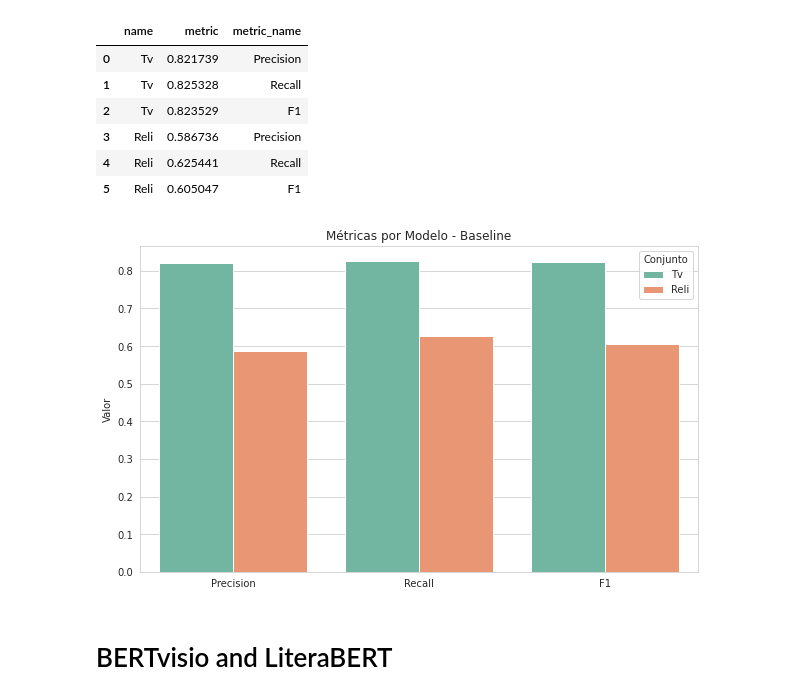
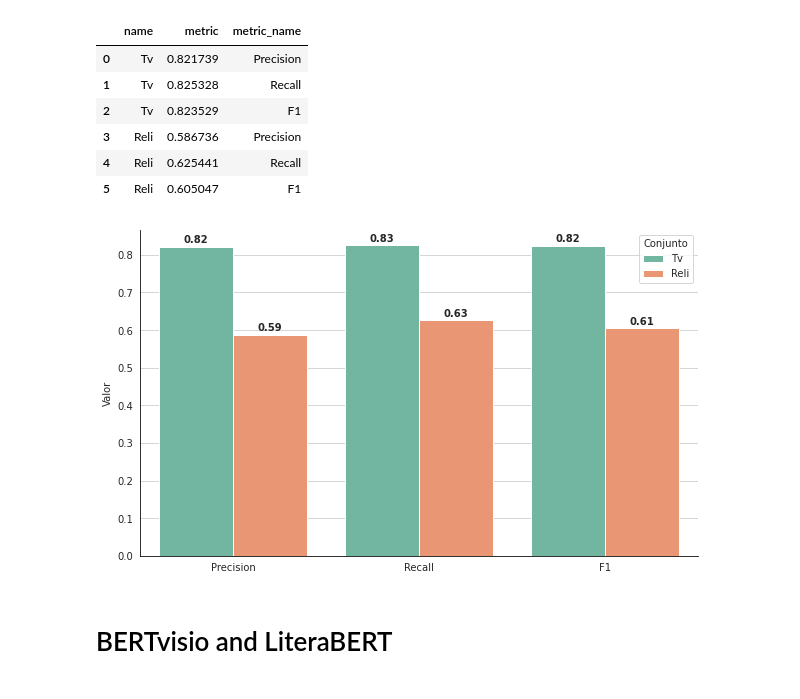
Before and after one commit to jcfneto/aspect-extraction, a Jupyter notebook: notebooks/graphics.ipynb, the cells around one changed output. Cells and saved outputs as stored; diff of their text form; code cells hidden in the pictures.

Commit message:
add plots

```diff
--- a/notebooks/graphics.ipynb
+++ b/notebooks/graphics.ipynb
@@ -36,23 +36,37 @@ results_df
 # %%
 plt.figure(figsize=(10, 6))
 sns.set_style('whitegrid')
-sns.barplot(
+ax = sns.barplot(
     x='metric_name',
     y='metric',
     hue='name',
     data=results_df,
     palette='Set2'
 )
 
-# sns.despine(left=False)
+for p in ax.patches:
+    ax.annotate(
+        format(p.get_height(), '.2f'),
+        (p.get_x() + p.get_width() / 2., p.get_height() - 0.005),
+        ha='center',
+        va='center',
+        xytext=(0, 9),
+        textcoords='offset points',
+        fontweight='bold',
+        fontsize=10
+    )
+
+sns.despine(left=False)
+ax.spines['bottom'].set_color('black')
+ax.spines['left'].set_color('black')
 plt.legend(title='Conjunto')
 plt.xlabel('')
 plt.ylabel('Valor')
-plt.title('Métricas por Modelo - Baseline')
+# plt.title('Métricas por Modelo - Baseline')
 plt.savefig('../images/baseline.png', bbox_inches='tight')
 plt.show()
 # %% [output]
-[figure, old version]
+[figure, new version]
 # %% [markdown]
 # BERTvisio and LiteraBERT
 # %%
```
Also changed, not shown: parts of 23 cells of this notebook, 25 other files.
